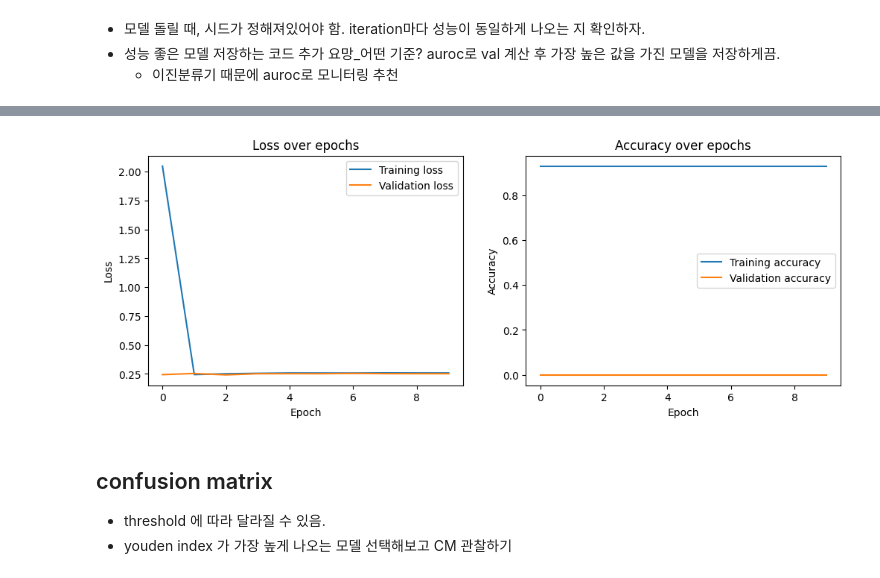
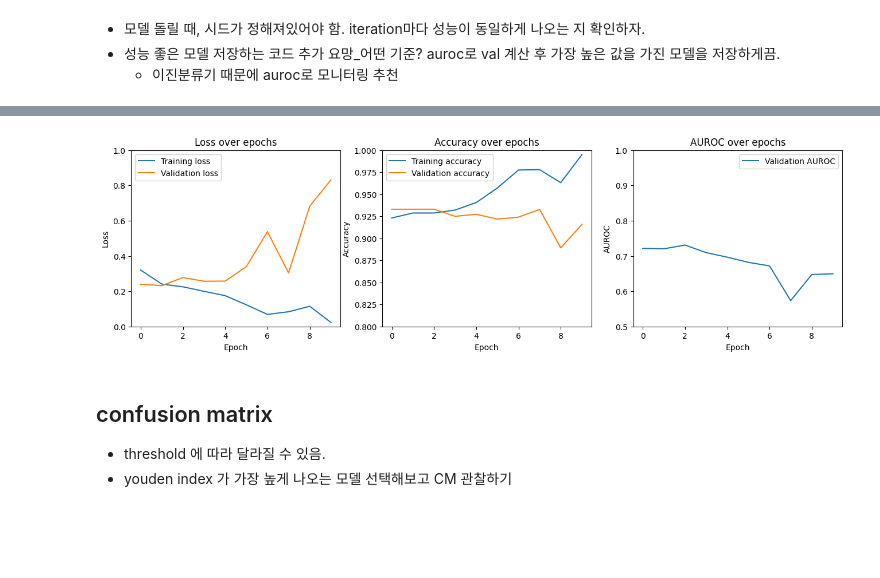
Before and after one commit to team-Harbud/harbud, a Jupyter notebook: ecg/annie_simplecnn_1124.ipynb, the cells around one changed output, grey strips where cells are left out. Saved outputs shown, nothing was run; the diff lists cells and outputs as text; code cells hidden in the pictures; blank space fills up the shorter version.

```diff
--- a/ecg/annie_simplecnn_1124.ipynb
+++ b/ecg/annie_simplecnn_1124.ipynb
@@ -219,7 +234,6 @@ val_data = TensorDataset(X_val, Y_val)
 test_data = TensorDataset(X_test, Y_test)
 
 batch_size = 64
-# 마지막 불완전한 배치를 버림(drop_last는 없어야 함)
 train_loader = DataLoader(train_data, shuffle=True, batch_size=batch_size)
 val_loader = DataLoader(val_data, batch_size=batch_size)
 test_loader = DataLoader(test_data, batch_size=batch_size)
@@ -229,19 +243,19 @@ test_loader = DataLoader(test_data, batch_size=batch_size)
 class SimpleCNN(torch.nn.Module):
     def __init__(self):
         super(SimpleCNN, self).__init__()
-        self.conv1 = torch.nn.Conv1d(1, 32, kernel_size=5, stride=1) #output 4996
-        self.pool = torch.nn.MaxPool1d(kernel_size=2, stride=2) # 2498
-        self.conv2 = torch.nn.Conv1d(32, 64, kernel_size=5) # 2494
-        self.fc1 = torch.nn.Linear(64 * 1247, 1000)
+        self.conv1 = torch.nn.Conv1d(1, 32, kernel_size=7, stride=2)
+        self.pool = torch.nn.MaxPool1d(kernel_size=5, stride=1)
+        self.conv2 = torch.nn.Conv1d(32, 64, kernel_size=5)
+        self.fc1 = torch.nn.Linear(64 * 2485, 1000)
         self.fc2 = torch.nn.Linear(1000, 500)
-        self.fc3 = torch.nn.Linear(500, 1)  # 클래스가 2개이므로 출력 크기를 2로 설정
+        self.fc3 = torch.nn.Linear(500, 1)
 
     def forward(self, x):
-        x = self.pool(torch.nn.functional.relu(self.conv1(x)))
-        x = self.pool(torch.nn.functional.relu(self.conv2(x)))
-        x = x.view(-1, 64 * 1247)
-        x = torch.nn.functional.relu(self.fc1(x))
-        x = torch.nn.functional.relu(self.fc2(x))
+        x = self.pool(torch.nn.functional.leaky_relu(self.conv1(x)))
+        x = self.pool(torch.nn.functional.leaky_relu(self.conv2(x)))
+        x = x.view(-1, 64 * 2485)
+        x = torch.nn.functional.leaky_relu(self.fc1(x))
+        x = torch.nn.functional.leaky_relu(self.fc2(x))
         x = self.fc3(x)
         return x
 
@@ -362,26 +379,39 @@ Test Accuracy: 93.33%
 # %%
-# 손실 그래프 그리기
-plt.figure(figsize=(12, 4))
-plt.subplot(1, 2, 1)
+# 손실, 정확도, AUROC 그래프 그리기
+plt.figure(figsize=(16, 4))
+
+# 손실 그래프
+plt.subplot(1, 3, 1)
 plt.plot(train_losses, label='Training loss')
 plt.plot(val_losses, label='Validation loss')
 plt.title('Loss over epochs')
 plt.xlabel('Epoch')
 plt.ylabel('Loss')
+plt.ylim(0.0, 1.0)  # y축 범위 설정
 plt.legend()
 
-# 정확도 그래프 그리기
-plt.subplot(1, 2, 2)
+# 정확도 그래프
+plt.subplot(1, 3, 2)
 plt.plot(train_accuracies, label='Training accuracy')
 plt.plot(val_accuracies, label='Validation accuracy')
 plt.title('Accuracy over epochs')
 plt.xlabel('Epoch')
 plt.ylabel('Accuracy')
+plt.ylim(0.8, 1.0)  # y축 범위 설정
+plt.legend()
+
+# AUROC 그래프
+plt.subplot(1, 3, 3)
+plt.plot(val_aurocs, label='Validation AUROC')
+plt.title('AUROC over epochs')
+plt.xlabel('Epoch')
+plt.ylabel('AUROC')
+plt.ylim(0.5, 1.0)  # y축 범위 설정
 plt.legend()
 
 plt.show()
 # %% [output]
-[figure, old version]
+[figure, new version]
 # %% [markdown]
 ## confusion matrix
 - threshold 에 따라 달라질 수 있음.
```
Also changed, not shown: parts of 6 cells of this notebook, 3 other files.
